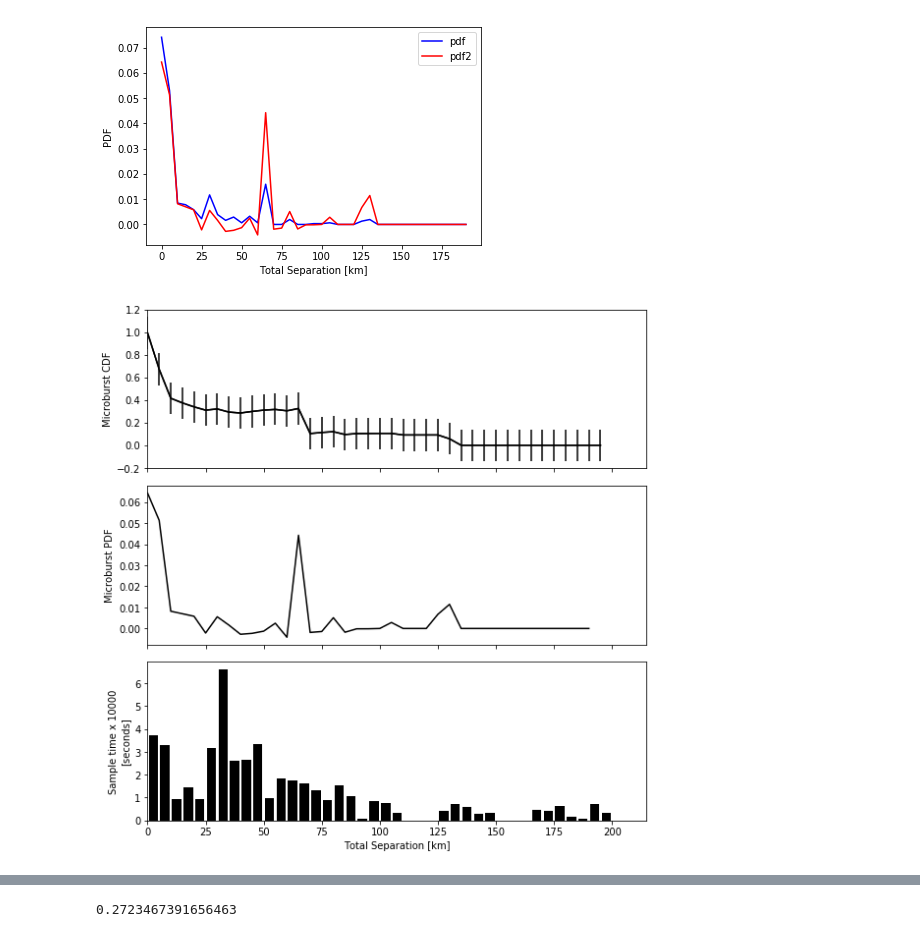
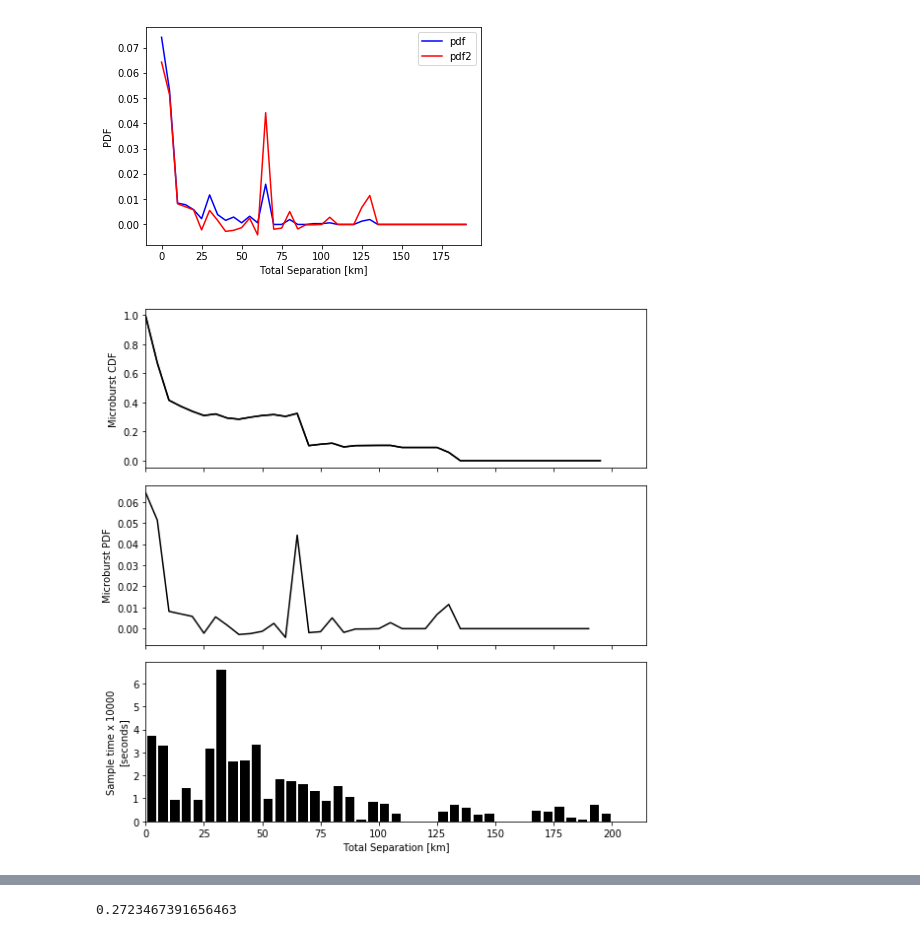
Before and after one commit to mshumko/ac6_microburst_scale_sizes, a Jupyter notebook: stats/microburst_CDF.ipynb, the cells around one changed output, grey strips where cells are left out. Drawn from its saved outputs; the diff is of its cells as text; code cells hidden in the pictures.

```diff
--- a/stats/microburst_CDF.ipynb
+++ b/stats/microburst_CDF.ipynb
@@ -207,13 +200,13 @@ if WRITE_CDF_TO_FILE:
 # %%
 delta_bin = (E.index[1]-E.index[0])
 fig, ax = plt.subplots(3, sharex=True, figsize=(8, 8))
 ax[0].plot(bins, cdf2, 'k'); ax[0].set_ylabel('Microburst CDF')
-ax[0].errorbar(bins, cdf2, c='k', yerr=0.14); ax[0].set_ylabel('Microburst CDF')
+ax[0].errorbar(bins, cdf2, c='k', yerr=0); ax[0].set_ylabel('Microburst CDF')
 ax[1].plot(bins[:-1], pdf2, 'k'); ax[1].set_ylabel('Microburst PDF')
 ax[2].bar(E.loc[0:200].index+0.5*delta_bin, E['Seconds'].loc[0:200]/10000, width=0.8*delta_bin, color='k')
 ax[2].set_ylabel('Sample time x 10000\n[seconds]'); ax[2].set_xlabel('Total Separation [km]');
 plt.tight_layout()
 ax[0].set_xlim(left=0);
 #plt.savefig('ac6_microburst_cdf_pdf.png')
 # %% [output]
-[figure, old version]
+[figure, new version]
```
Also changed, not shown: parts of 11 cells of this notebook.
